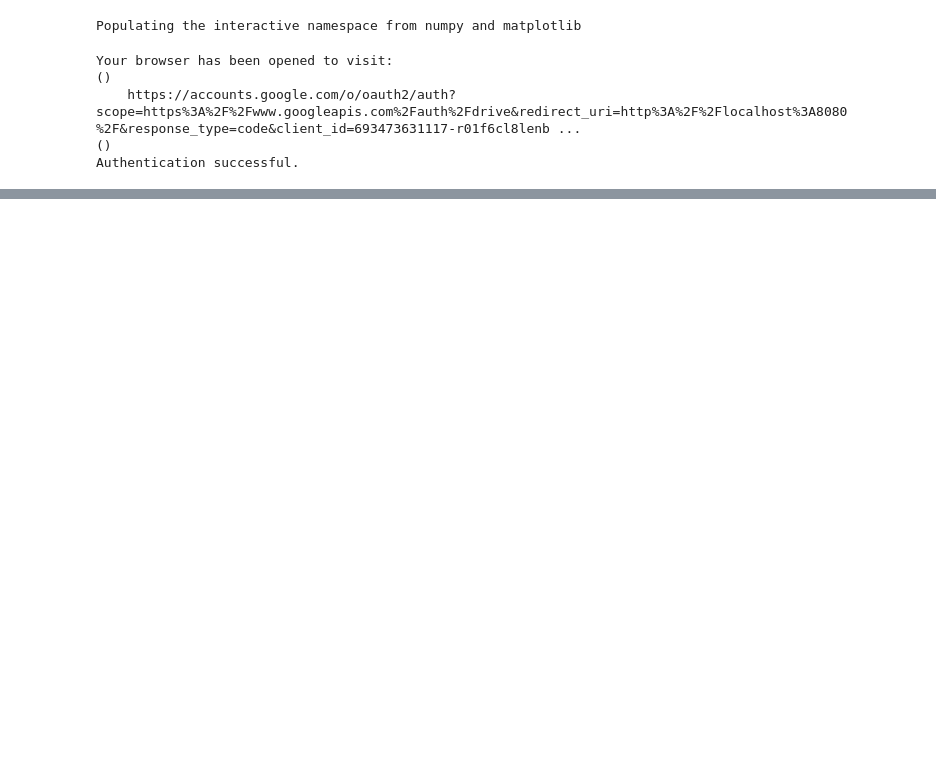
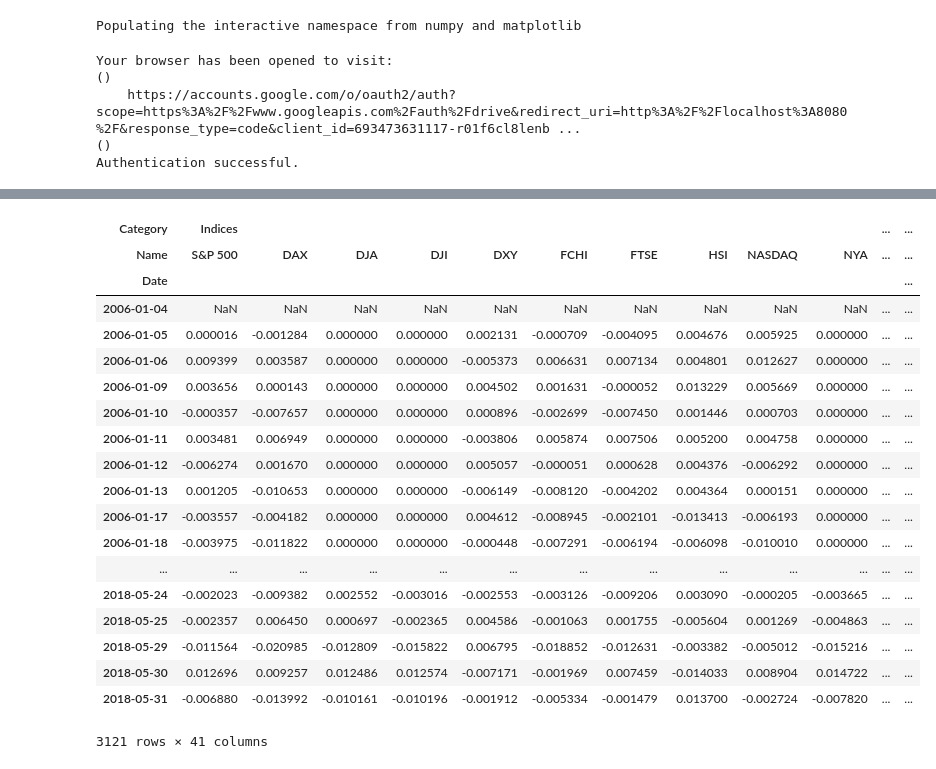
Before and after one commit to CBTrading/Experiments, a Jupyter notebook: features/features-builder.ipynb, the cells around one changed output, grey strips where cells are left out. Drawn from its saved outputs; the diff is of its cells as text; code cells hidden in the pictures; blank space fills up the shorter version.

```diff
--- a/features/features-builder.ipynb
+++ b/features/features-builder.ipynb
@@ -35,0 +36,23 @@ array([<matplotlib.axes._subplots.AxesSubplot object at 0x...>,
+# %%
+sp500_tables.get_
+# %% [output]
+| Category | Indices |  |  |  |  |  |  |  |  |  | ... | ... |
+| Name | S&P 500 | DAX | DJA | DJI | DXY | FCHI | FTSE | HSI | NASDAQ | NYA | ... | ... |
+| Date |  |  |  |  |  |  |  |  |  |  |  | ... |
+| 2006-01-04 | NaN | NaN | NaN | NaN | NaN | NaN | NaN | NaN | NaN | NaN | ... | ... |
+| 2006-01-05 | 0.000016 | -0.001284 | 0.000000 | 0.000000 | 0.002131 | -0.000709 | -0.004095 | 0.004676 | 0.005925 | 0.000000 | ... | ... |
+| 2006-01-06 | 0.009399 | 0.003587 | 0.000000 | 0.000000 | -0.005373 | 0.006631 | 0.007134 | 0.004801 | 0.012627 | 0.000000 | ... | ... |
+| 2006-01-09 | 0.003656 | 0.000143 | 0.000000 | 0.000000 | 0.004502 | 0.001631 | -0.000052 | 0.013229 | 0.005669 | 0.000000 | ... | ... |
+| 2006-01-10 | -0.000357 | -0.007657 | 0.000000 | 0.000000 | 0.000896 | -0.002699 | -0.007450 | 0.001446 | 0.000703 | 0.000000 | ... | ... |
+| 2006-01-11 | 0.003481 | 0.006949 | 0.000000 | 0.000000 | -0.003806 | 0.005874 | 0.007506 | 0.005200 | 0.004758 | 0.000000 | ... | ... |
+| 2006-01-12 | -0.006274 | 0.001670 | 0.000000 | 0.000000 | 0.005057 | -0.000051 | 0.000628 | 0.004376 | -0.006292 | 0.000000 | ... | ... |
+| 2006-01-13 | 0.001205 | -0.010653 | 0.000000 | 0.000000 | -0.006149 | -0.008120 | -0.004202 | 0.004364 | 0.000151 | 0.000000 | ... | ... |
+| 2006-01-17 | -0.003557 | -0.004182 | 0.000000 | 0.000000 | 0.004612 | -0.008945 | -0.002101 | -0.013413 | -0.006193 | 0.000000 | ... | ... |
+| 2006-01-18 | -0.003975 | -0.011822 | 0.000000 | 0.000000 | -0.000448 | -0.007291 | -0.006194 | -0.006098 | -0.010010 | 0.000000 | ... | ... |
+| ... | ... | ... | ... | ... | ... | ... | ... | ... | ... | ... | ... | ... |
+| 2018-05-24 | -0.002023 | -0.009382 | 0.002552 | -0.003016 | -0.002553 | -0.003126 | -0.009206 | 0.003090 | -0.000205 | -0.003665 | ... | ... |
+| 2018-05-25 | -0.002357 | 0.006450 | 0.000697 | -0.002365 | 0.004586 | -0.001063 | 0.001755 | -0.005604 | 0.001269 | -0.004863 | ... | ... |
+| 2018-05-29 | -0.011564 | -0.020985 | -0.012809 | -0.015822 | 0.006795 | -0.018852 | -0.012631 | -0.003382 | -0.005012 | -0.015216 | ... | ... |
+| 2018-05-30 | 0.012696 | 0.009257 | 0.012486 | 0.012574 | -0.007171 | -0.001969 | 0.007459 | -0.014033 | 0.008904 | 0.014722 | ... | ... |
+| 2018-05-31 | -0.006880 | -0.013992 | -0.010161 | -0.010196 | -0.001912 | -0.005334 | -0.001479 | 0.013700 | -0.002724 | -0.007820 | ... | ... |
+3121 rows × 41 columns
```
Also changed, not shown: parts of 2 cells of this notebook.
